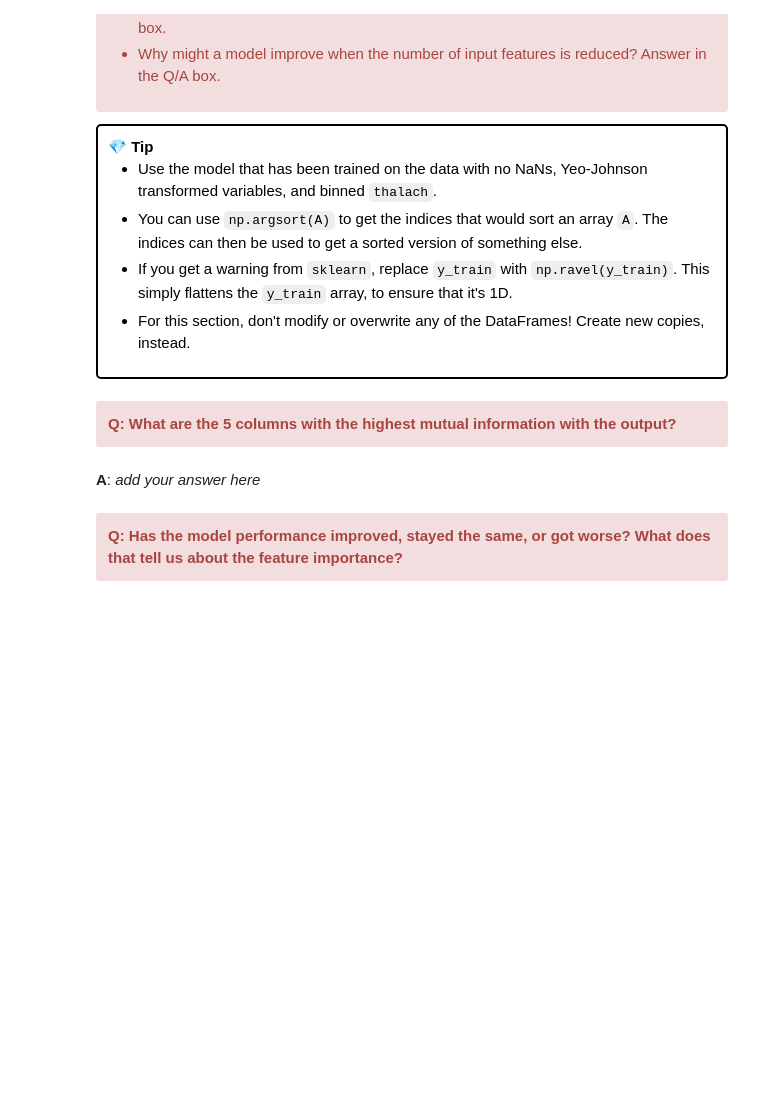
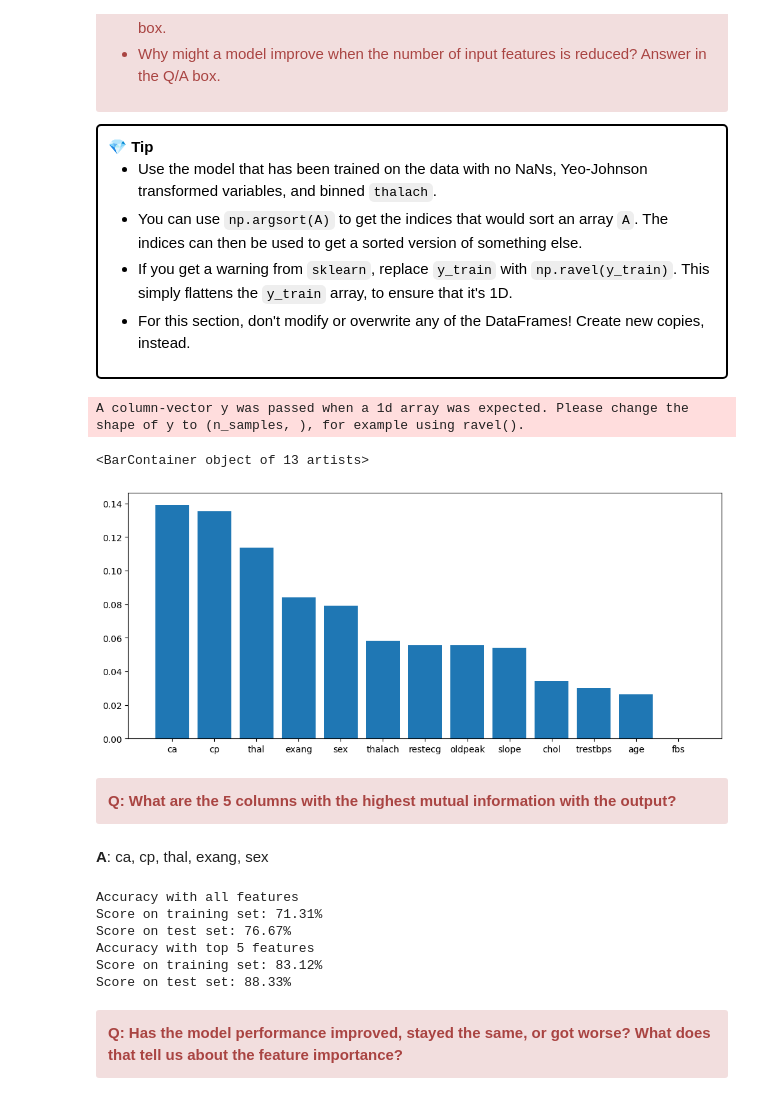
Before and after one commit to UCL-ELEC0136/5-feature-engineering-CurieN26, a Jupyter notebook: 5-feature-engineering.ipynb, the cells around one changed output. Drawn from its saved outputs; the diff is of its cells as text; code cells hidden in the pictures; blank space fills up the shorter version.

```diff
--- a/5-feature-engineering.ipynb
+++ b/5-feature-engineering.ipynb
@@ -647,6 +687,16 @@ mutual_info_classif(X, y, *, discrete_features='auto', n_neighbors=3, copy=True,
+# %%
+# Add your code here:
+from sklearn.feature_selection import mutual_info_classif
+import numpy as np
+seed = 42
+mi = mutual_info_classif(X_train, y_train, random_state = seed)
+sorted_indices = np.argsort(mi)[::-1] #reverse so in descending order
+plt.bar(X_train.columns[sorted_indices], mi[sorted_indices])
+# %% [output]
+A column-vector y was passed when a 1d array was expected. Please change the shape of y to (n_samples, ), for example using ravel().
+<BarContainer object of 13 artists>
+[figure, added]
 # %% [markdown]
 <div class="alert alert-block alert-danger">
 <b>Q: What are the 5 columns with the highest mutual information with the output?</b>
 </div>
-# %% [markdown]
-**A**: *add your answer here*
@@ -655,3 +703,23 @@ mutual_info_classif(X, y, *, discrete_features='auto', n_neighbors=3, copy=True,
+# %% [markdown]
+**A**: ca, cp, thal, exang, sex
+# %%
+# Add your code here:
+best_columns = X_train.columns[sorted_indices][:5]
+X_train_mutual_info = X_train[best_columns]
+X_test_mutual_info = X_test[best_columns]
+
+print("Accuracy with all features")
+support_vector_machine.evaluate(base_model, X_train, y_train, X_test, y_test)
+print("Accuracy with top 5 features")
+mutual_info_model = support_vector_machine.train(X_train_mutual_info, y_train)
+support_vector_machine.evaluate(mutual_info_model, X_train_mutual_info, y_train, X_test_mutual_info, y_test)
+# %% [output]
+Accuracy with all features
+Score on training set: 71.31%
+Score on test set: 76.67%
+Accuracy with top 5 features
+Score on training set: 83.12%
+Score on test set: 88.33%
 # %% [markdown]
 <div class="alert alert-block alert-danger">
 <b>Q: Has the model performance improved, stayed the same, or got worse? What does that tell us about the feature importance?</b>
```
Also changed, not shown: parts of 18 cells of this notebook.
